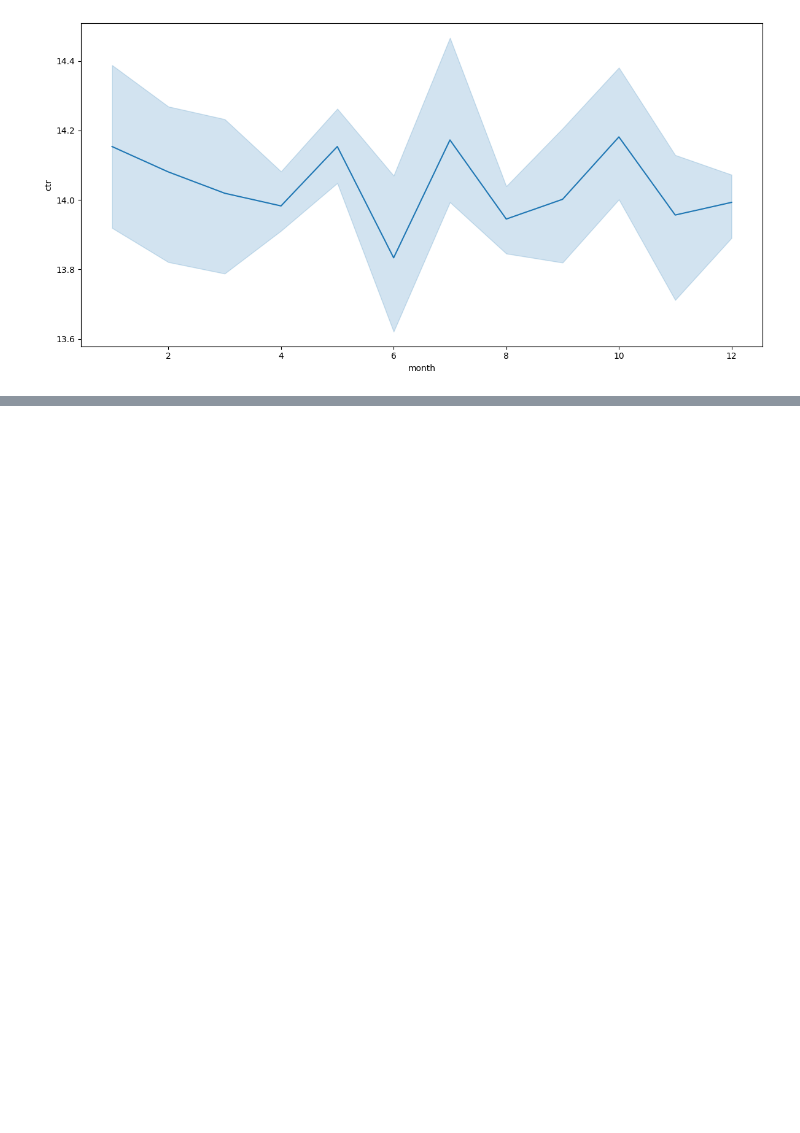
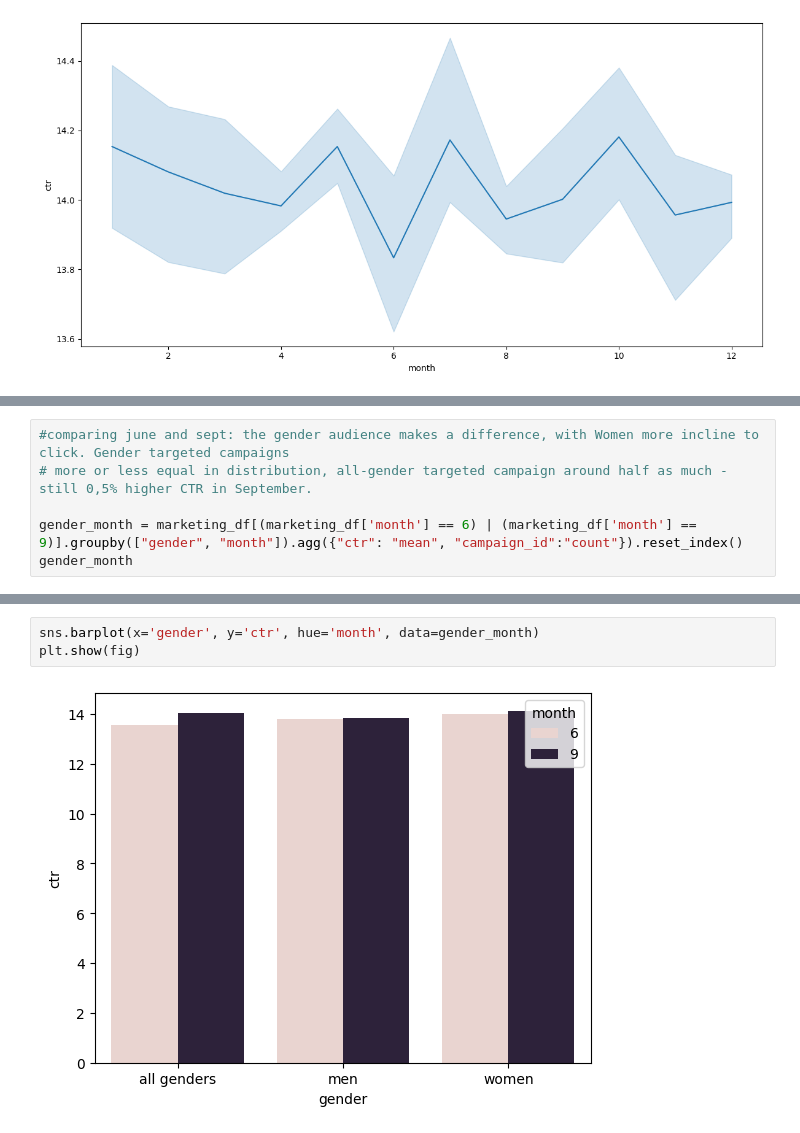
Before and after one commit to AliceDeg/mid_project, a Jupyter notebook: notebooks/EDA_notebook_alice.ipynb, the cells around one changed output, grey strips where cells are left out. Saved outputs shown, nothing was run; the diff lists cells and outputs as text; blank space fills up the shorter version.

Commit message:
Added lineplots and barplots on location, channel, gender, audience

```diff
--- a/notebooks/EDA_notebook_alice.ipynb
+++ b/notebooks/EDA_notebook_alice.ipynb
@@ -503,0 +528,6 @@ Name: roi, dtype: float64
+# %%
+#comparing june and sept: the gender audience makes a difference, with Women more incline to click. Gender targeted campaigns
+# more or less equal in distribution, all-gender targeted campaign around half as much - still 0,5% higher CTR in September.
+
+gender_month = marketing_df[(marketing_df['month'] == 6) | (marketing_df['month'] == 9)].groupby(["gender", "month"]).agg({"ctr": "mean", "campaign_id":"count"}).reset_index()
+gender_month
@@ -503,0 +542,5 @@ Name: roi, dtype: float64
+# %%
+sns.barplot(x='gender', y='ctr', hue='month', data=gender_month)
+plt.show(fig)
+# %% [output]
+[figure, added]
```
Also changed, not shown: parts of 20 cells of this notebook.
